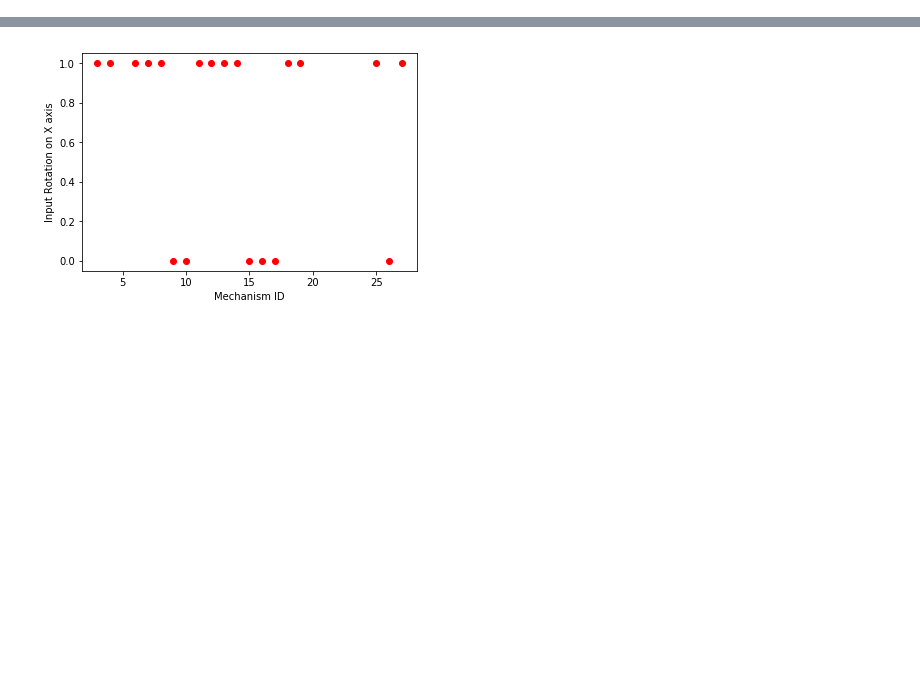
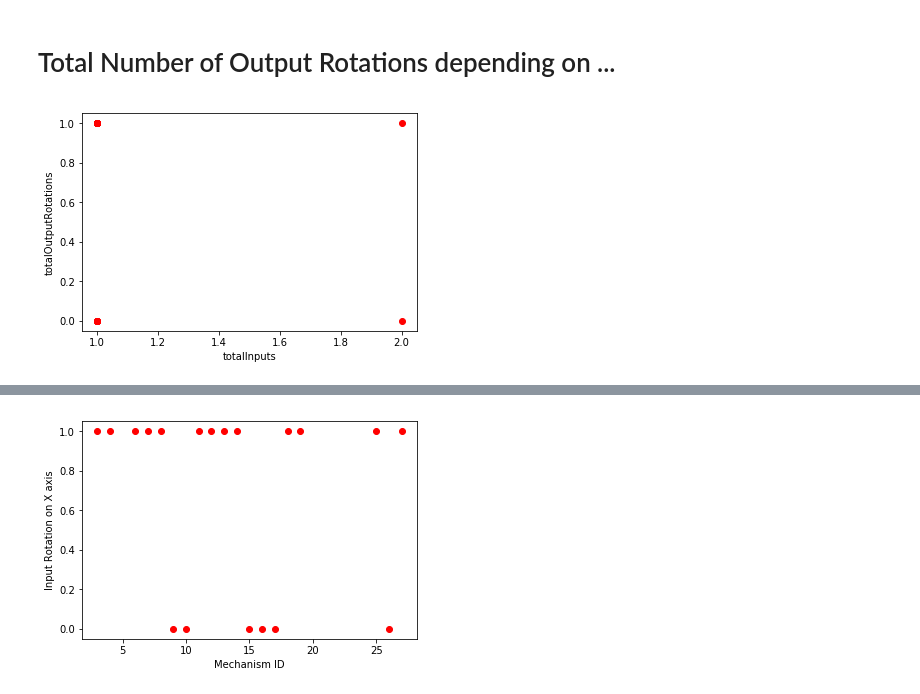
Before and after one commit to janetzki/Mechanism-Browser, a Jupyter notebook: exploration/visualization_experiment.ipynb, the cells around one changed output, grey strips where cells are left out. Drawn from its saved outputs; the diff is of its cells as text; code cells hidden in the pictures; blank space fills up the shorter version.

Commit message:
adding more plots

```diff
--- a/exploration/visualization_experiment.ipynb
+++ b/exploration/visualization_experiment.ipynb
@@ -33,3 +22,21 @@ inputs = inputRotations + inputTranslations
 outputRotations = ['outputR1', 'outputR2', 'outputR3']
 outputTranslations = ['outputT1', 'outputR2', 'outputT3']
 outputs = outputRotations + outputTranslations
+# %%
+inRot = [df[col] for col in inputRotations]
+inTrans = [df[col] for col in inputTranslations]
+inAny = inRot + inTrans
+outRot = [df[col] for col in outputRotations]
+outTrans = [df[col] for col in outputTranslations]
+outAny = outRot + outTrans
+# %% [markdown]
+# Total Number of Output Rotations depending on ...
+# %%
+totalInputs = reduce((lambda x, y: x + y), inAny)
+totalOutputRotations = reduce((lambda x, y: x + y), outRot)
+plt.plot(totalInputs, totalOutputRotations, 'ro')
+plt.xlabel('totalInputs')
+plt.ylabel('totalOutputRotations')
+plt.show()
+# %% [output]
+[figure, added]
```
Also changed, not shown: parts of 20 cells of this notebook.
